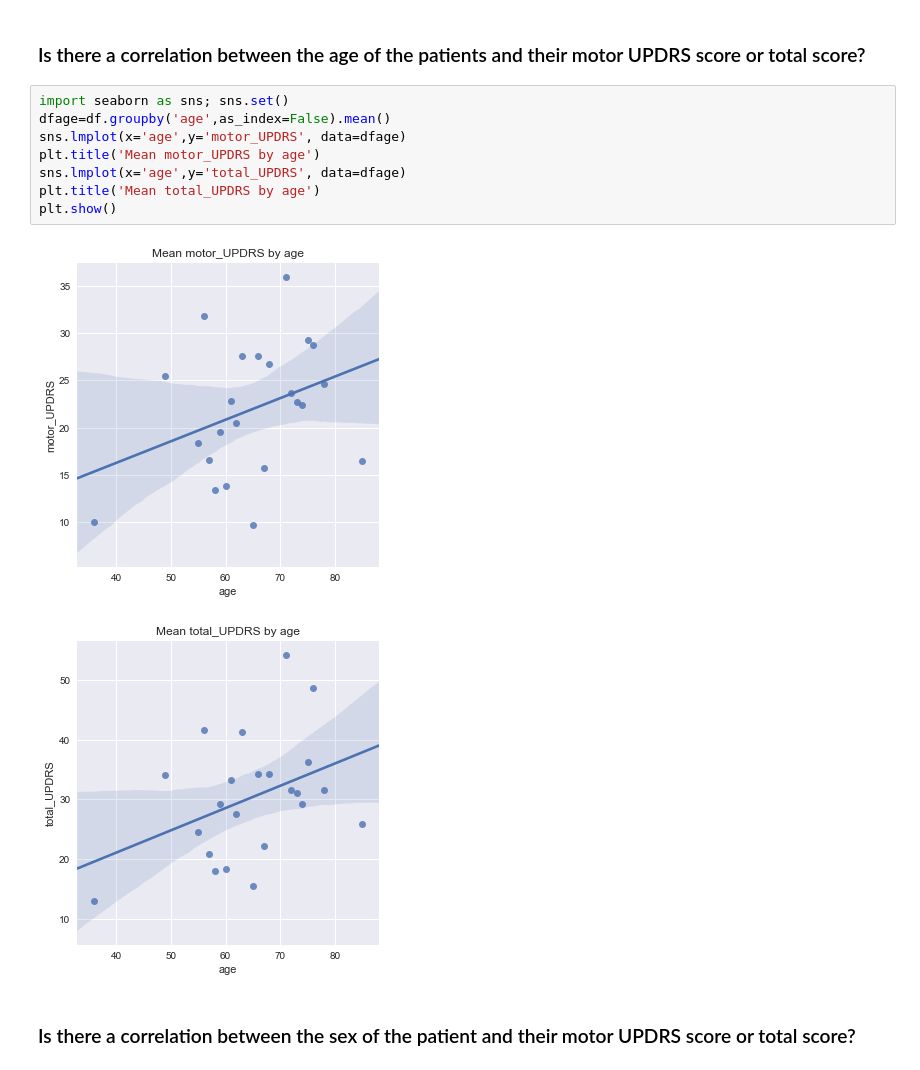
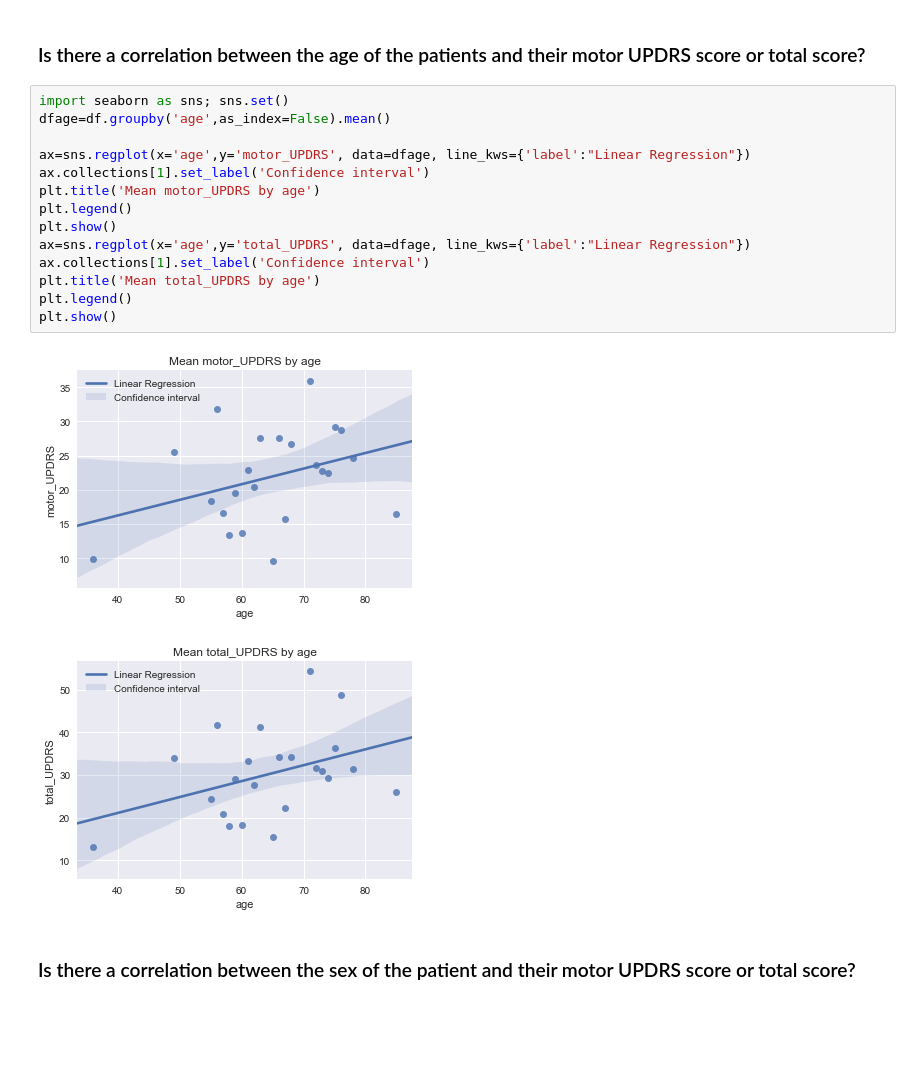
Before and after one commit to Mymoza/DataMining-UPDRS, a Jupyter notebook: UPDRS.ipynb, the cells around one changed output. Drawn from its saved outputs; the diff is of its cells as text; blank space fills up the shorter version.

```diff
--- a/UPDRS.ipynb
+++ b/UPDRS.ipynb
@@ -517,14 +521,20 @@ Name: subject_id, dtype: float64
 # %%
 import seaborn as sns; sns.set()
 dfage=df.groupby('age',as_index=False).mean()
-sns.lmplot(x='age',y='motor_UPDRS', data=dfage)
+
+ax=sns.regplot(x='age',y='motor_UPDRS', data=dfage, line_kws={'label':"Linear Regression"})
+ax.collections[1].set_label('Confidence interval')
 plt.title('Mean motor_UPDRS by age')
-sns.lmplot(x='age',y='total_UPDRS', data=dfage)
+plt.legend()
+plt.show()
+ax=sns.regplot(x='age',y='total_UPDRS', data=dfage, line_kws={'label':"Linear Regression"})
+ax.collections[1].set_label('Confidence interval')
 plt.title('Mean total_UPDRS by age')
+plt.legend()
 plt.show()
 # %% [output]
-[figure, old version]
+[figure, new version]
-[figure, old version]
+[figure, new version]
 # %% [markdown]
 ### Is there a correlation between the sex of the patient and their motor UPDRS score or total score?
 # %%
```
Also changed, not shown: parts of 2 cells of this notebook.
